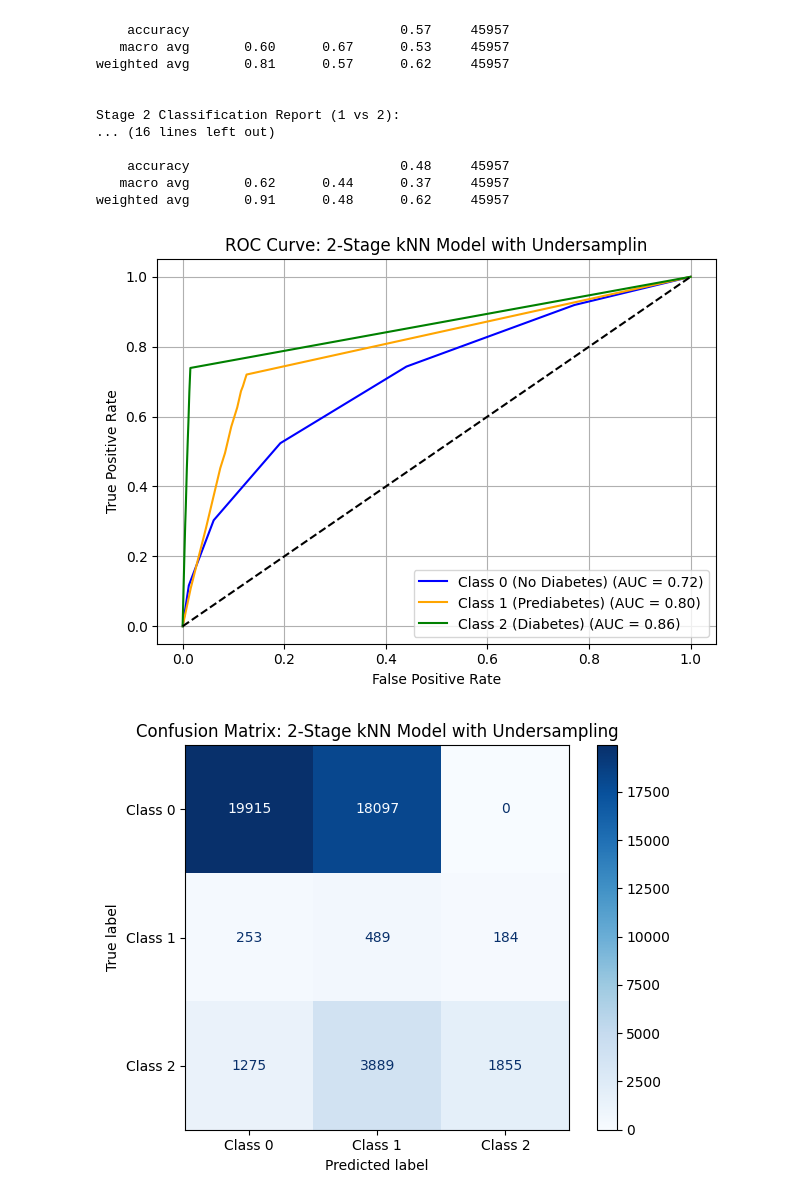
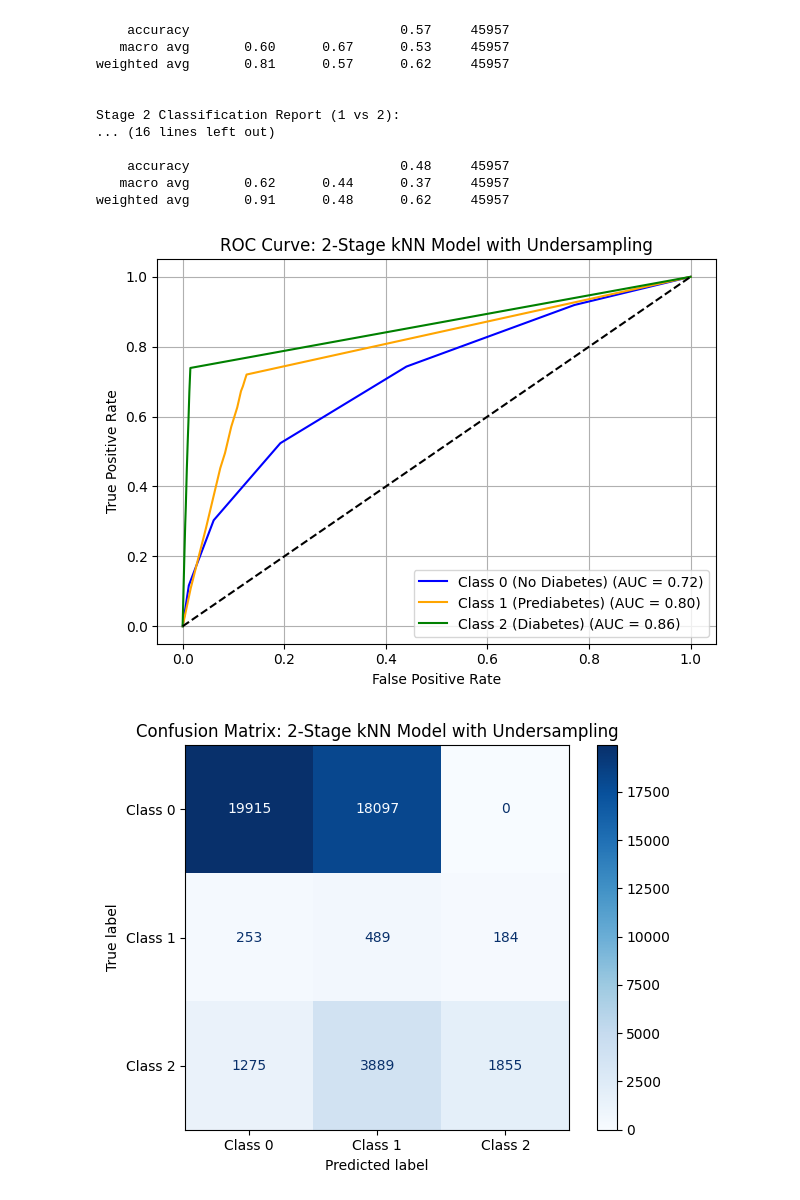
Before and after one commit to YaroslawBagriy/DiabetesRiskClassifier, a Jupyter notebook: notebooks_undersampling/03_knn_modeling.ipynb, the cells around one changed output. Saved outputs shown, nothing was run; the diff lists cells and outputs as text; code cells hidden in the pictures.

```diff
--- a/notebooks_undersampling/03_knn_modeling.ipynb
+++ b/notebooks_undersampling/03_knn_modeling.ipynb
@@ -102,35 +102,35 @@ for i, idx in enumerate(X_test_diabetes.index):
     global_idx = X_test.index.get_loc(idx)
     diabetes_prob = y_proba_stage1[global_idx, 1]  # P(class 1+2)
     y_score[global_idx, 1] = diabetes_prob * y_proba_stage2[i, 0]
     y_score[global_idx, 2] = diabetes_prob * y_proba_stage2[i, 1]
 
 # Binarize true labels
 y_test_bin = label_binarize(y_test_full, classes=[0, 1, 2])
 
 # Compute ROC and AUC
 fpr, tpr, roc_auc = {}, {}, {}
 for i in range(3):
     fpr[i], tpr[i], _ = roc_curve(y_test_bin[:, i], y_score[:, i])
     roc_auc[i] = auc(fpr[i], tpr[i])
 
 # Plot ROC
 plt.figure()
 colors = ['blue', 'orange', 'green']
 labels = ['Class 0 (No Diabetes)', 'Class 1 (Prediabetes)', 'Class 2 (Diabetes)']
 for i in range(3):
     plt.plot(fpr[i], tpr[i], color=colors[i],
              label=f'{labels[i]} (AUC = {roc_auc[i]:.2f})')
 
 plt.plot([0, 1], [0, 1], 'k--')
 plt.xlabel("False Positive Rate")
 plt.ylabel("True Positive Rate")
-plt.title("ROC Curve: 2-Stage kNN Model with Undersamplin")
+plt.title("ROC Curve: 2-Stage kNN Model with Undersampling")
 plt.legend(loc="lower right")
 plt.grid(True)
 plt.tight_layout()
 plt.show()
 # %% [output]
-[figure, old version]
+[figure, new version]
 # %%
 cm = confusion_matrix(y_test_full, y_pred_final, labels=[0, 1, 2])
 
```
Also changed, not shown: parts of 1 cell of this notebook, 3 other files.
